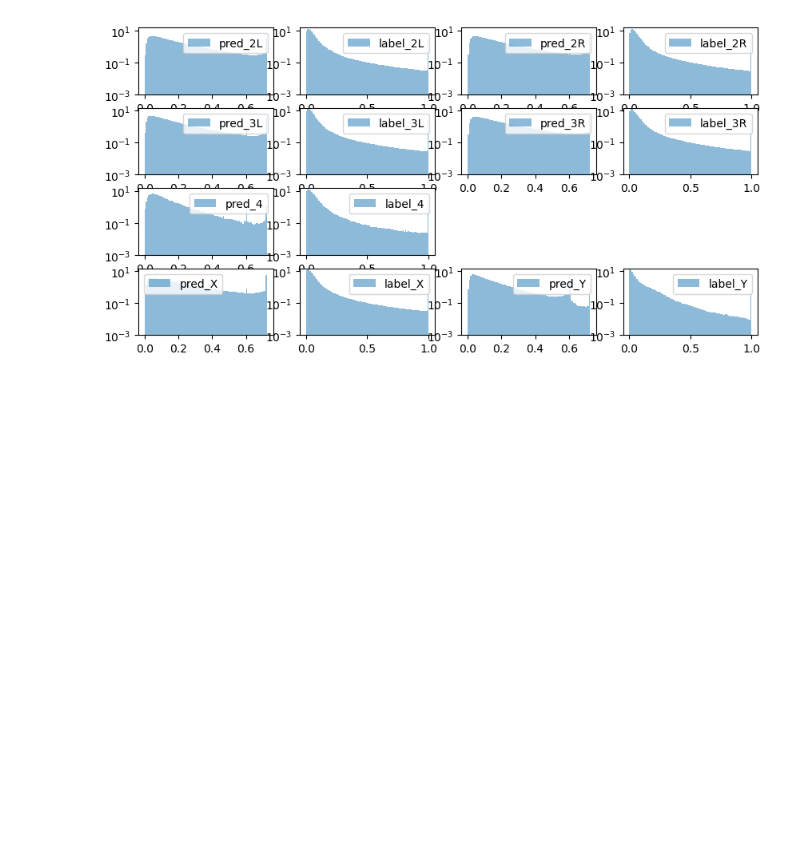
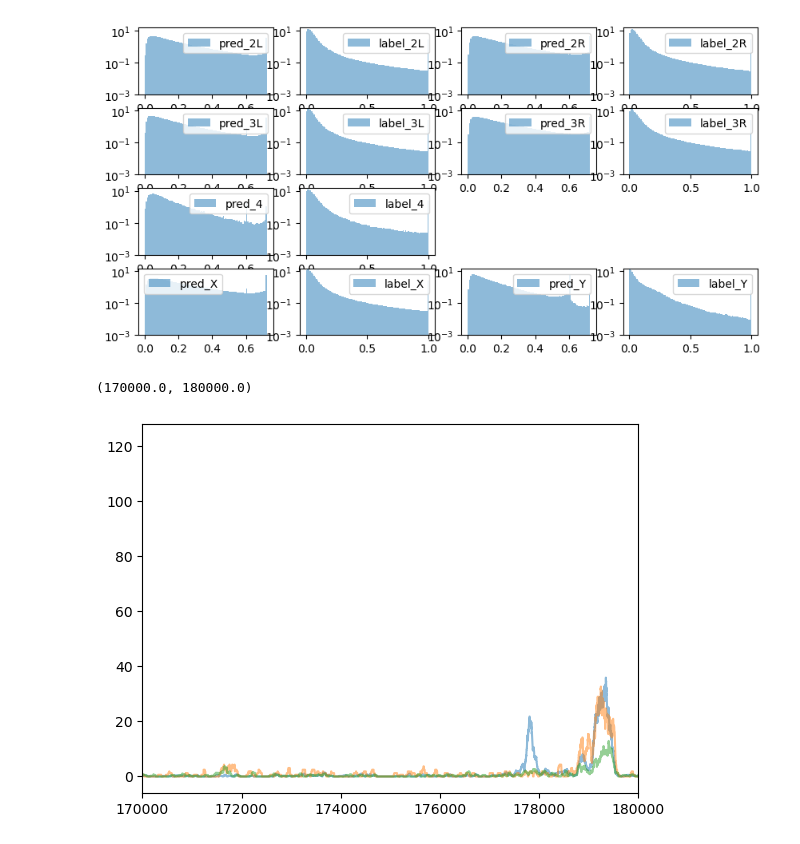
Before and after one commit to floriantilliet/mnhn_internship, a Jupyter notebook: projet3.ipynb, the cells around one changed output. Saved outputs shown, nothing was run; the diff lists cells and outputs as text; code cells hidden in the pictures; blank space fills up the shorter version.

```diff
--- a/projet3.ipynb
+++ b/projet3.ipynb
@@ -387,3 +372,16 @@ Y_Y=np.load('/home/florian/projet/scATACseq_14chr.npz')['Y'][0]
+# %%
+# create scATAC values for each chr
+Y_KC=np.load('/home/florian/projet/cell_types/scATACseq_KC_AB.dedup.no_blacklist.RPGCnormalized.bw.npz')['2L'][0]
+Y_T1=np.load('/home/florian/projet/cell_types/scATACseq_T1.dedup.no_blacklist.RPGCnormalized.bw.npz')['2L'][0]
+Y_cortex=np.load('/home/florian/projet/cell_types/scATACseq_Cortexglia.dedup.no_blacklist.RPGCnormalized.bw.npz')['2L'][0]
+# %%
+plt.plot(Y_KC,alpha=0.5)
+plt.plot(Y_T1,alpha=0.5)
+plt.plot(Y_cortex,alpha=0.5)
+plt.xlim(170_000,180_000)
+# %% [output]
+(170000.0, 180000.0)
+[figure, added]
 # %%
 print("mean 2L:"+ str(np.mean(Y_2L)))
 print('mean 2R:'+ str(np.mean(Y_2R)))
```
Also changed, not shown: parts of 18 cells of this notebook, 3 other files.
